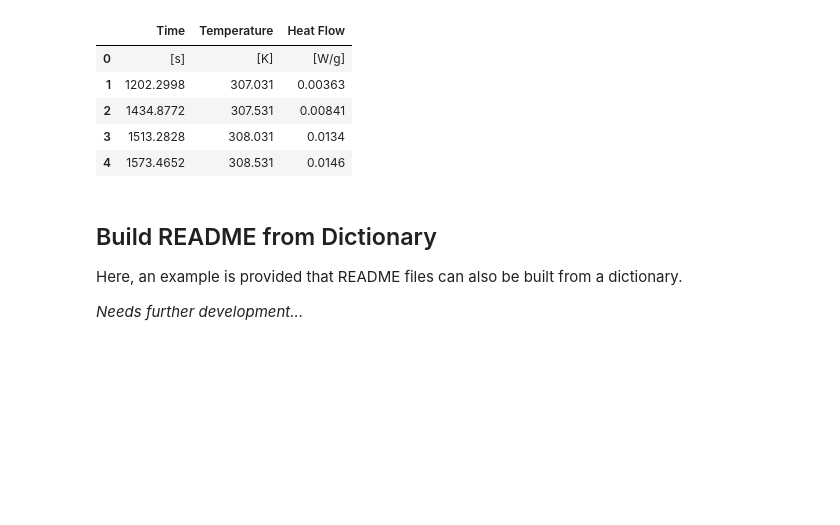
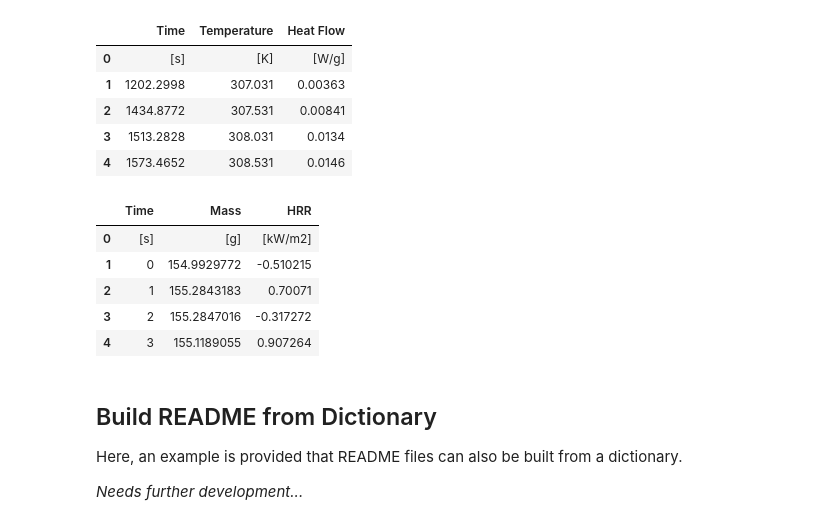
Before and after one commit to TristanHehnen/matl-db, a Jupyter notebook: Utilities/ExpInfoConstruction.ipynb, the cells around one changed output. Cells and saved outputs as stored; diff of their text form; code cells hidden in the pictures; blank space fills up the shorter version.

Commit message:
Added functionality to add the Cone Calorimeter meta data to the ExperimentInformation dictionary.

```diff
--- a/Utilities/ExpInfoConstruction.ipynb
+++ b/Utilities/ExpInfoConstruction.ipynb
@@ -266,6 +367,21 @@ pd.read_csv(os.path.join(macfp_matl_root, file_name)).head()
 | 2 | 1434.8772 | 307.531 | 0.00841 |
 | 3 | 1513.2828 | 308.031 | 0.0134 |
 | 4 | 1573.4652 | 308.531 | 0.0146 |
+# %%
+# Another example, reading Cone Calorimeter data:
+
+# Get path of a CSV file containing data series of a Cone Calorimeter experiment.
+file_name = exp_info.matl_db_info['Cone Calorimeter']['NIST']['NIST_Cone_25KW_2']['path']
+
+# Read file as a Pandas DataFrame and show the first five lines.
+pd.read_csv(os.path.join(macfp_matl_root, file_name)).head()
+# %% [output]
+|  | Time | Mass | HRR |
+| 0 | [s] | [g] | [kW/m2] |
+| 1 | 0 | 154.9929772 | -0.510215 |
+| 2 | 1 | 155.2843183 | 0.70071 |
+| 3 | 2 | 155.2847016 | -0.317272 |
+| 4 | 3 | 155.1189055 | 0.907264 |
 # %% [markdown]
 ## Build README from Dictionary
 Here, an example is provided that README files can also be built from a dictionary.
```
Also changed, not shown: parts of 12 cells of this notebook.
